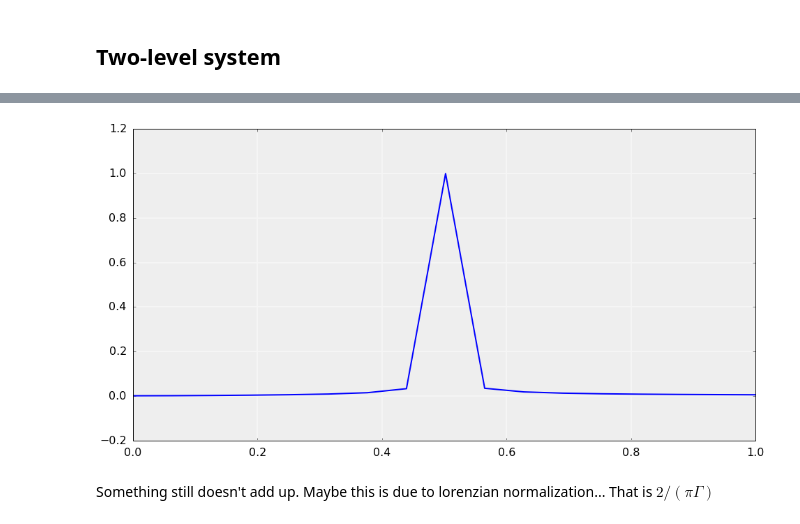
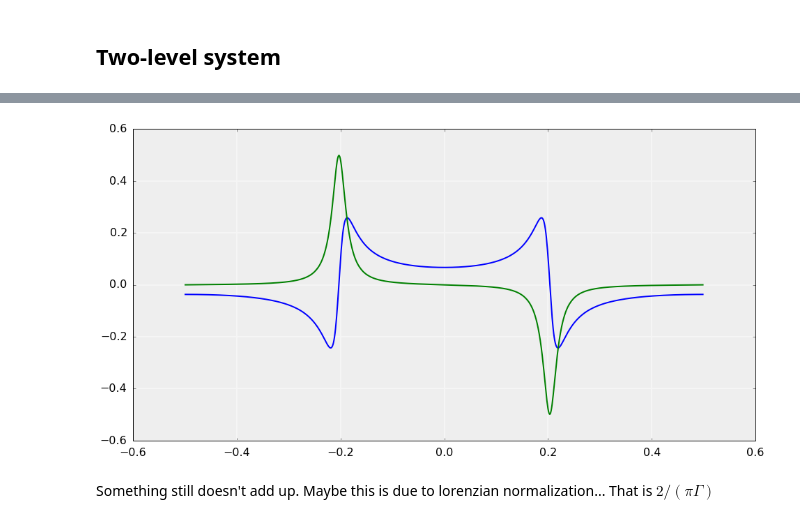
Before and after one commit to antonl/notebooks, a Jupyter notebook: Reproduce Pulleritz Paper.ipynb, the cells around one changed output, grey strips where cells are left out. Cells and saved outputs as stored; diff of their text form; code cells hidden in the pictures.

```diff
--- a/Reproduce Pulleritz Paper.ipynb
+++ b/Reproduce Pulleritz Paper.ipynb
@@ -369,9 +384,12 @@ grid()
-# %%
-plot(2*np.pi*np.fft.fftshift(np.fft.fftfreq(S1.shape[0], dt)), V**2/2*abs(np.fft.fftshift(np.fft.fft(S1))))
-xlim([0,1])
-grid()
-# %% [output]
-[figure, removed]
+# %%
+from numpy.fft import *
+plot(fftshift(fftfreq(1000, dt)), np.real(fftshift(fft(S1))))
+plot(fftshift(fftfreq(1000, dt)), np.imag(fftshift(fft(S1))))
+#plot(fftshift(fftfreq(1000, dt)), abs(fftshift(fft(S1))))
+#xlim([0,0.4])
+grid()
+# %% [output]
+[figure, added]
 # %% [markdown]
 Something still doesn't add up. Maybe this is due to lorenzian normalization... That is $2/(\pi \Gamma)$
 # %% [markdown]
```
Also changed, not shown: parts of 19 cells of this notebook.
